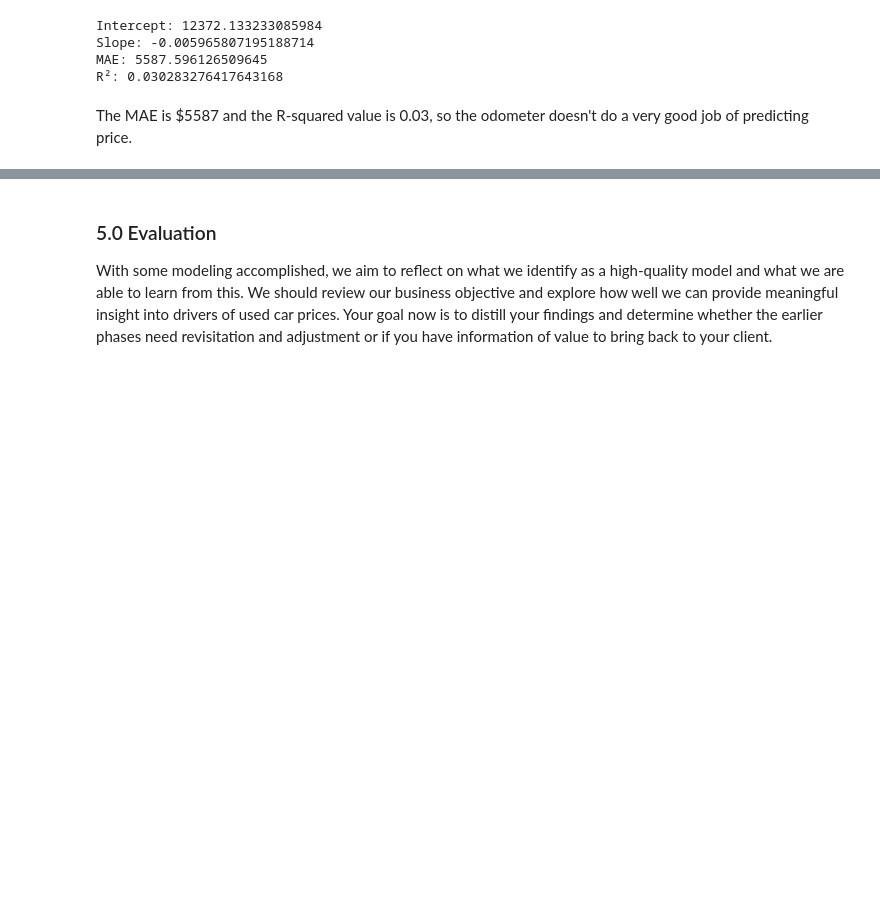
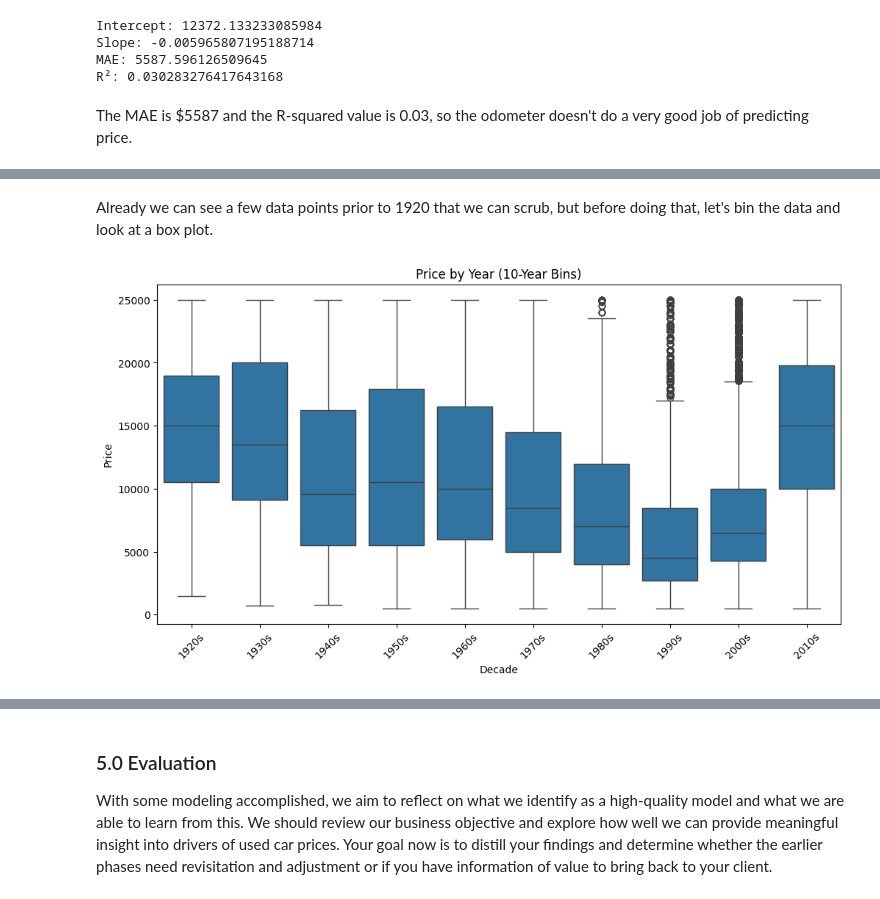
Before and after one commit to jeffreylgoode/what-drives-car-prices, a Jupyter notebook: notebooks/car_price_analysis.ipynb, the cells around one changed output, grey strips where cells are left out. Saved outputs shown, nothing was run; the diff lists cells and outputs as text; code cells hidden in the pictures; blank space fills up the shorter version.

```diff
--- a/notebooks/car_price_analysis.ipynb
+++ b/notebooks/car_price_analysis.ipynb
@@ -890,0 +911,28 @@ The MAE is $5587 and the R-squared value is 0.03, so the odometer doesn't do a v
+# %% [markdown]
+Already we can see a few data points prior to 1920 that we can scrub, but before doing that, let's bin the data and look at a box plot.
+# %%
+import pandas as pd
+import seaborn as sns
+import matplotlib.pyplot as plt
+
+# Create decade bins from 1920 to 2025
+df_cleaned["year_bin"] = pd.cut(
+    df_cleaned["year"],
+    bins=list(range(1920, 2030, 10)),   # 1920–1929, 1930–1939, ..., 2020–2029
+    labels=[f"{y}s" for y in range(1920, 2020, 10)]
+)
+
+plt.figure(figsize=(12, 6))
+sns.boxplot(
+    data=df_cleaned,
+    x="year_bin",
+    y="price"
+)
+
+plt.title("Price by Year (10-Year Bins)")
+plt.xlabel("Decade")
+plt.ylabel("Price")
+plt.xticks(rotation=45)
+plt.show()
+# %% [output]
+[figure, added]
```
Also changed, not shown: parts of 30 cells of this notebook.
